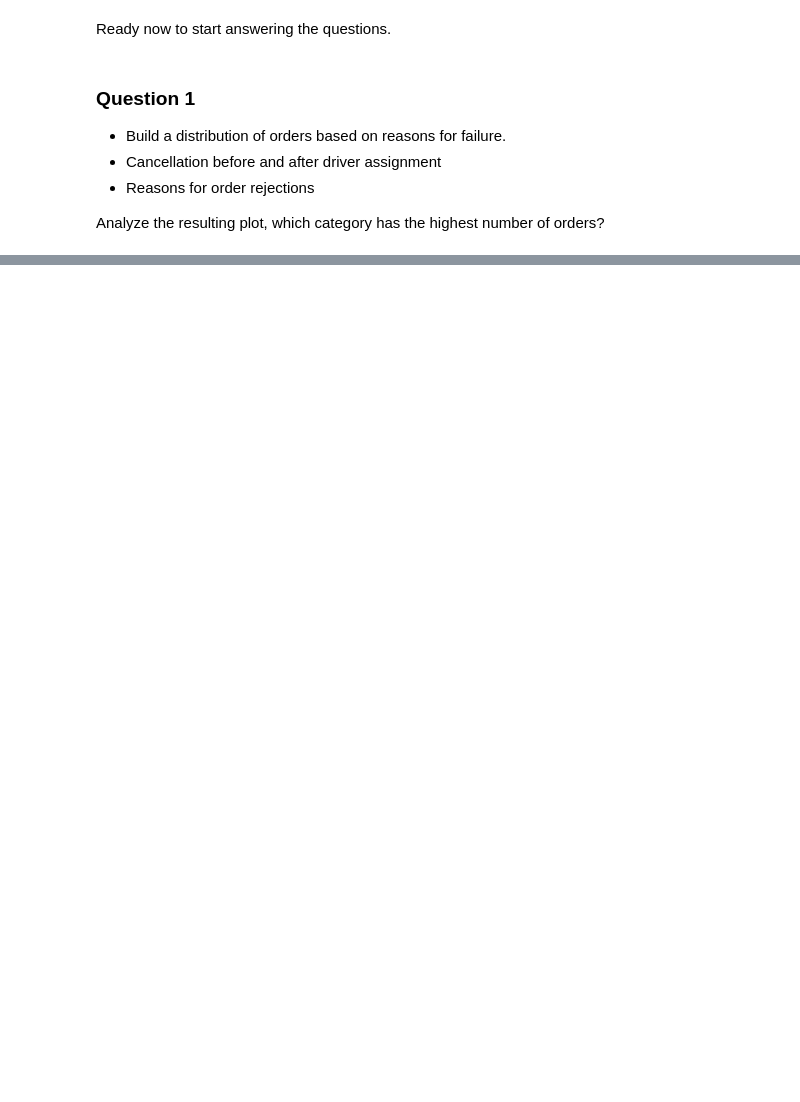
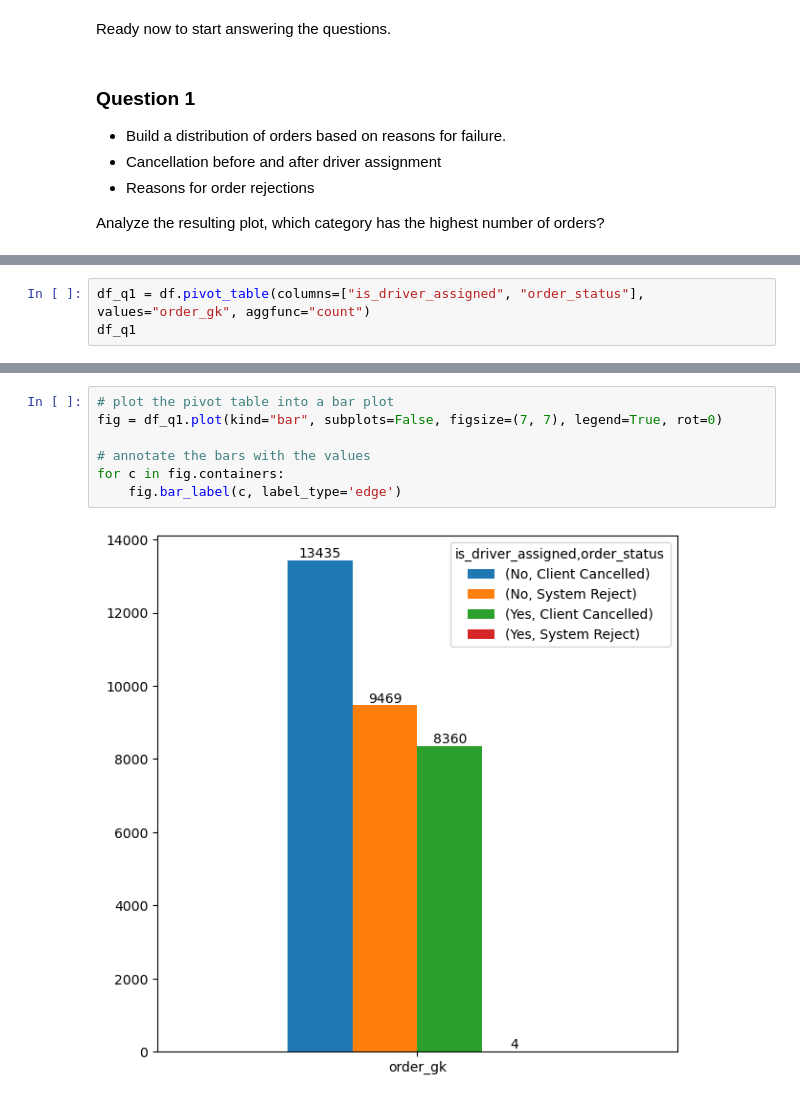
Before and after one commit to ahmed-abuelazm/Gett---Insights-from-failed-orders, a Jupyter notebook: analysis.ipynb, the cells around one changed output, grey strips where cells are left out. Cells and saved outputs as stored; diff of their text form; blank space fills up the shorter version.

```diff
--- a/analysis.ipynb
+++ b/analysis.ipynb
@@ -138,0 +156,3 @@ Analyze the resulting plot, which category has the highest number of orders?
+# %%
+df_q1 = df.pivot_table(columns=["is_driver_assigned", "order_status"], values="order_gk", aggfunc="count")
+df_q1
@@ -138,0 +167,9 @@ Analyze the resulting plot, which category has the highest number of orders?
+# %%
+# plot the pivot table into a bar plot
+fig = df_q1.plot(kind="bar", subplots=False, figsize=(7, 7), legend=True, rot=0)
+
+# annotate the bars with the values
+for c in fig.containers:
+    fig.bar_label(c, label_type='edge')
+# %% [output]
+[figure, added]
```
Also changed, not shown: parts of 5 cells of this notebook.
